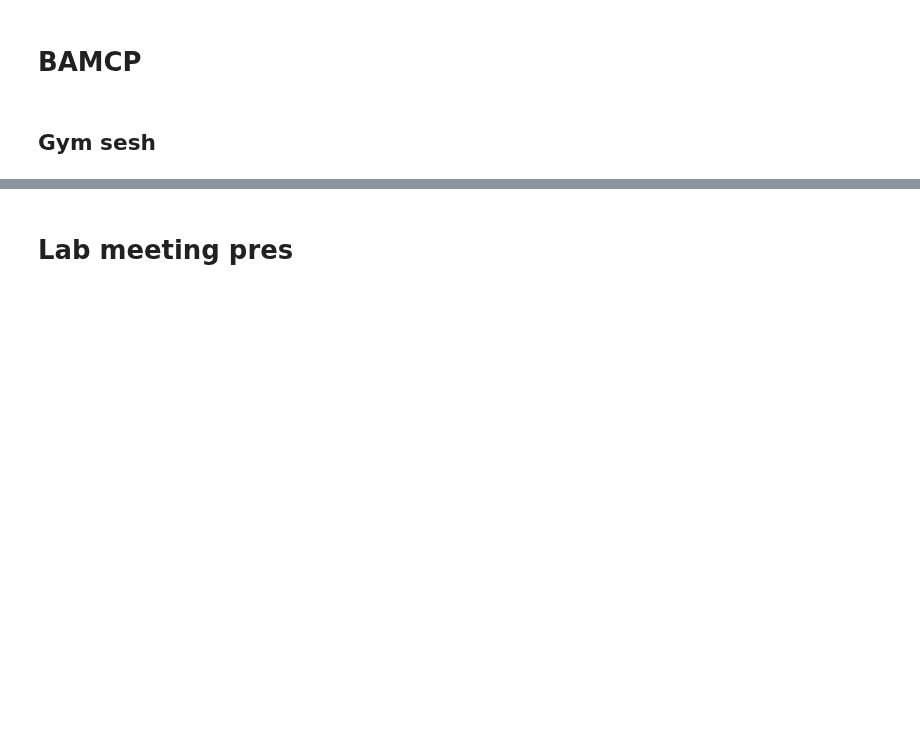
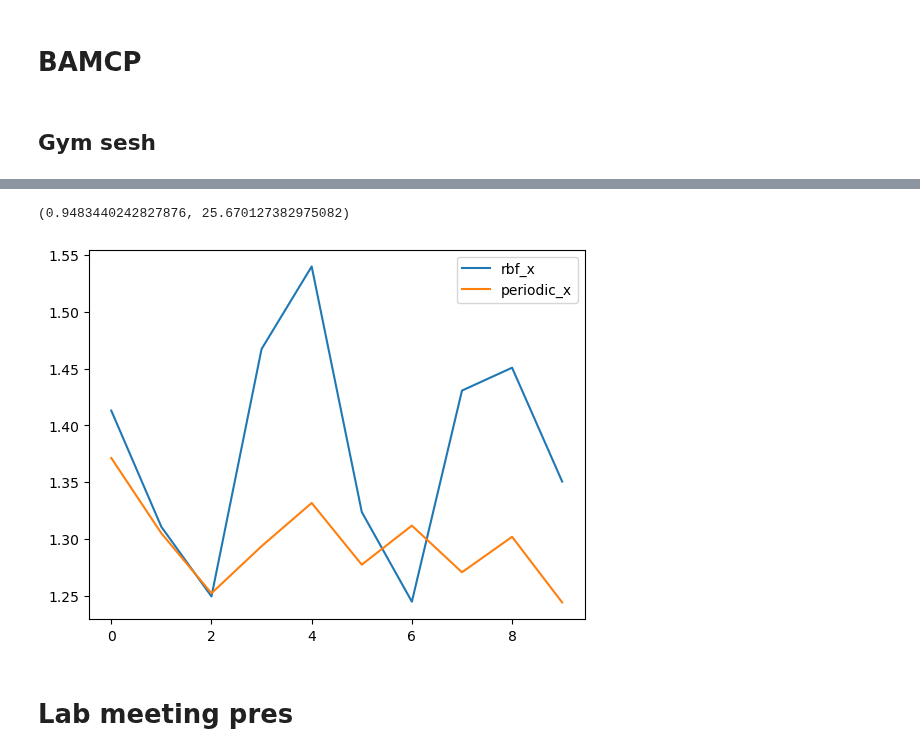
Before and after one commit to tgham/context_exploration, a Jupyter notebook: GP_worlds.ipynb, the cells around one changed output, grey strips where cells are left out. Saved outputs shown, nothing was run; the diff lists cells and outputs as text; code cells hidden in the pictures; blank space fills up the shorter version.

```diff
--- a/GP_worlds.ipynb
+++ b/GP_worlds.ipynb
@@ -992,3 +1023,14 @@ KeyboardInterrupt:
+# %%
+# plt.plot(np.arange(n_episodes), episode_scores)
+for k in range(1,3):
+    mean_score = np.mean(scores[k,:,:], axis = 0)
+    # plt.plot(np.arange(n_episodes), scores.T)
+    plt.plot(np.arange(n_episodes), mean_score, label = true_ks[k])
+plt.legend()
+scores.min(), scores.max()
+# %% [output]
+(0.9483440242827876, 25.670127382975082)
+[figure, added]
 # %% [markdown]
 # Lab meeting pres
 # %%
```
Also changed, not shown: parts of 2 cells of this notebook, 3 other files.
